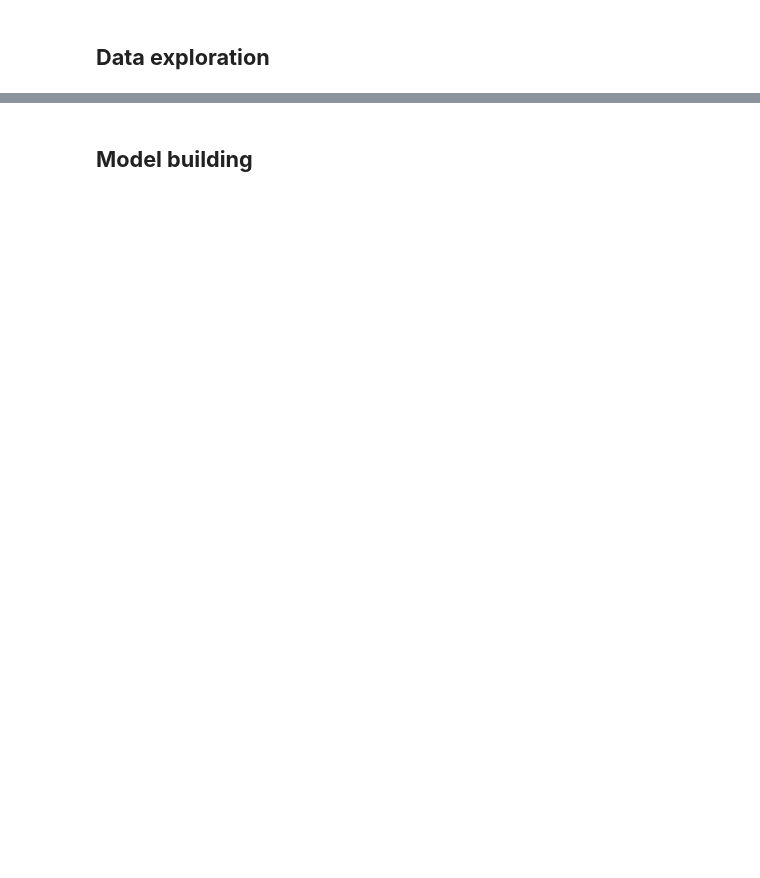
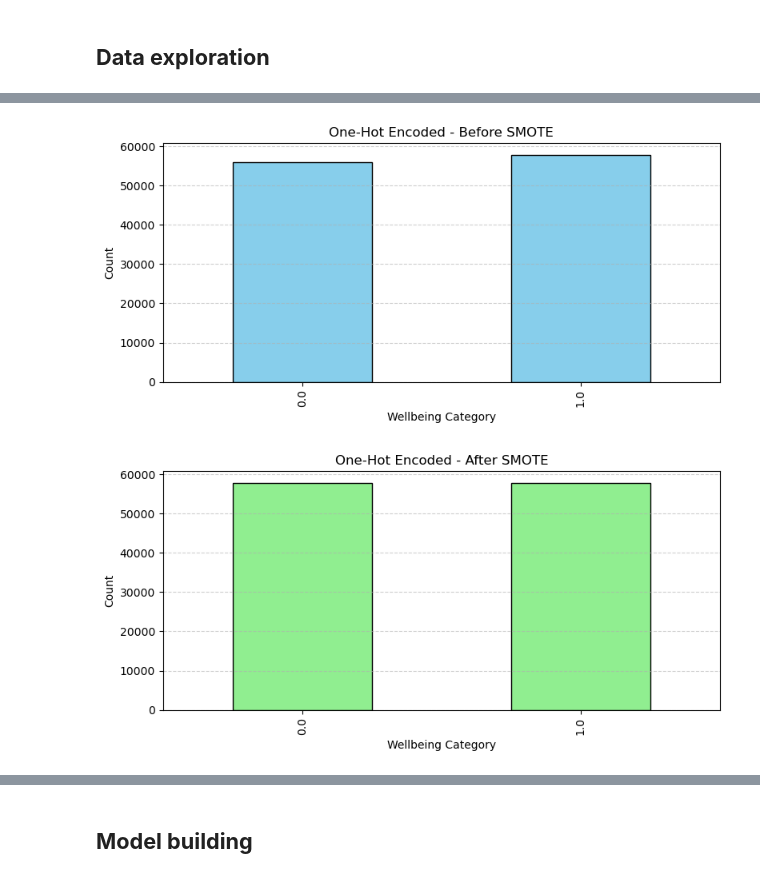
Before and after one commit to maxemporor/MSc-project, a Jupyter notebook: >8.ipynb, the cells around one changed output, grey strips where cells are left out. Cells and saved outputs as stored; diff of their text form; code cells hidden in the pictures; blank space fills up the shorter version.

```diff
--- a/>8.ipynb
+++ b/>8.ipynb
@@ -538,0 +489,70 @@ Name: count, dtype: int64
+# %%
+# --- Step 1: Copy and label-encode nominal columns ---
+X_label = X.copy()
+ordinal_encoder = OrdinalEncoder()
+X_label[nominal_cols] = ordinal_encoder.fit_transform(X_label[nominal_cols])
+
+# --- Step 2: Reuse train/val/test indices ---
+X_train_idx = X_train.index
+X_val_idx = X_val.index
+X_test_idx = X_test.index
+
+# --- Step 3: Scale continuous for label-encoded version ---
+scaler_label = StandardScaler()
+X_train_label_scaled_cont = scaler_label.fit_transform(X_label.loc[X_train_idx, continuous_cols])
+X_val_label_scaled_cont = scaler_label.transform(X_label.loc[X_val_idx, continuous_cols])
+X_test_label_scaled_cont = scaler_label.transform(X_label.loc[X_test_idx, continuous_cols])
+
+# --- Step 4: Combine label-encoded features ---
+X_train_label_final = np.hstack([
+    X_train_label_scaled_cont,
+    X_label.loc[X_train_idx, binary_cols].values,
+    X_label.loc[X_train_idx, nominal_cols].values
+])
+X_val_label_final = np.hstack([
+    X_val_label_scaled_cont,
+    X_label.loc[X_val_idx, binary_cols].values,
+    X_label.loc[X_val_idx, nominal_cols].values
+])
+X_test_label_final = np.hstack([
+    X_test_label_scaled_cont,
+    X_label.loc[X_test_idx, binary_cols].values,
+    X_label.loc[X_test_idx, nominal_cols].values
+])
+
+# --- Step 5: Apply SMOTE to label-encoded set ---
+smote_label = SMOTE(random_state=42)
+X_train_label_resampled, y_train_label_resampled = smote_label.fit_resample(X_train_label_final, y_train)
+
+# --- Step 6: Output shape summary ---
+print(f"Train shape (original): {X_train_label_final.shape}")
+print(f"Validation:             {X_val_label_final.shape}")
+print(f"Test:                   {X_test_label_final.shape}")
+print(f"Train shape (SMOTE):    {X_train_label_resampled.shape}")
+
+# --- Step 7: Output distribution before & after SMOTE ---
+print("\nWellbeing_category_num distribution in y_train (BEFORE SMOTE):")
+print(y_train.value_counts(dropna=False).sort_index())
+
+print("\nWellbeing_category_num distribution in y_train (AFTER SMOTE):")
+print(pd.Series(y_train_resampled).value_counts().sort_index())
+
+# --- Step 8: Visualize ---
+plt.figure(figsize=(8, 4))
+y_train.value_counts().sort_index().plot(kind='bar', color='skyblue', edgecolor='black')
+plt.title("One-Hot Encoded - Before SMOTE")
+plt.xlabel("Wellbeing Category")
+plt.ylabel("Count")
+plt.grid(axis='y', linestyle='--', alpha=0.6)
+plt.tight_layout()
+plt.show()
+
+plt.figure(figsize=(8, 4))
+pd.Series(y_train_resampled).value_counts().sort_index().plot(kind='bar', color='lightgreen', edgecolor='black')
+plt.title("One-Hot Encoded - After SMOTE")
+plt.xlabel("Wellbeing Category")
+plt.ylabel("Count")
+plt.grid(axis='y', linestyle='--', alpha=0.6)
+plt.tight_layout()
+plt.show()
+# %% [output]
@@ -539,3 +575,5 @@ Name: count, dtype: int64
+[figure, added]
+[figure, added]
 # %%
 from sklearn.feature_selection import mutual_info_classif
 import matplotlib.pyplot as plt
```
Also changed, not shown: parts of 15 cells of this notebook.
